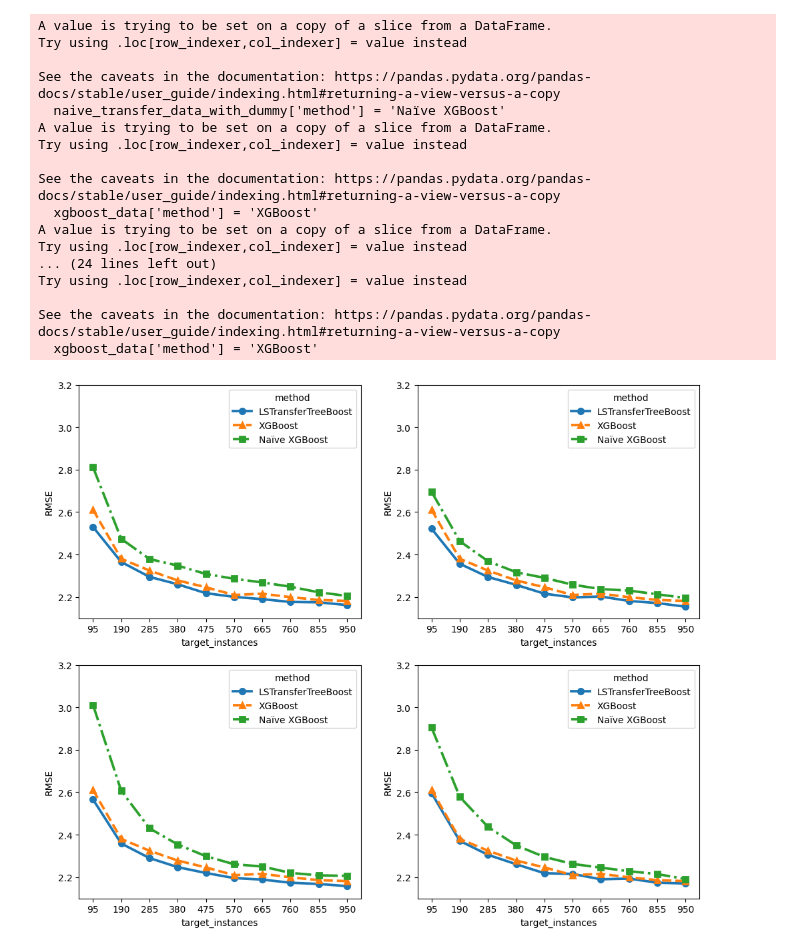
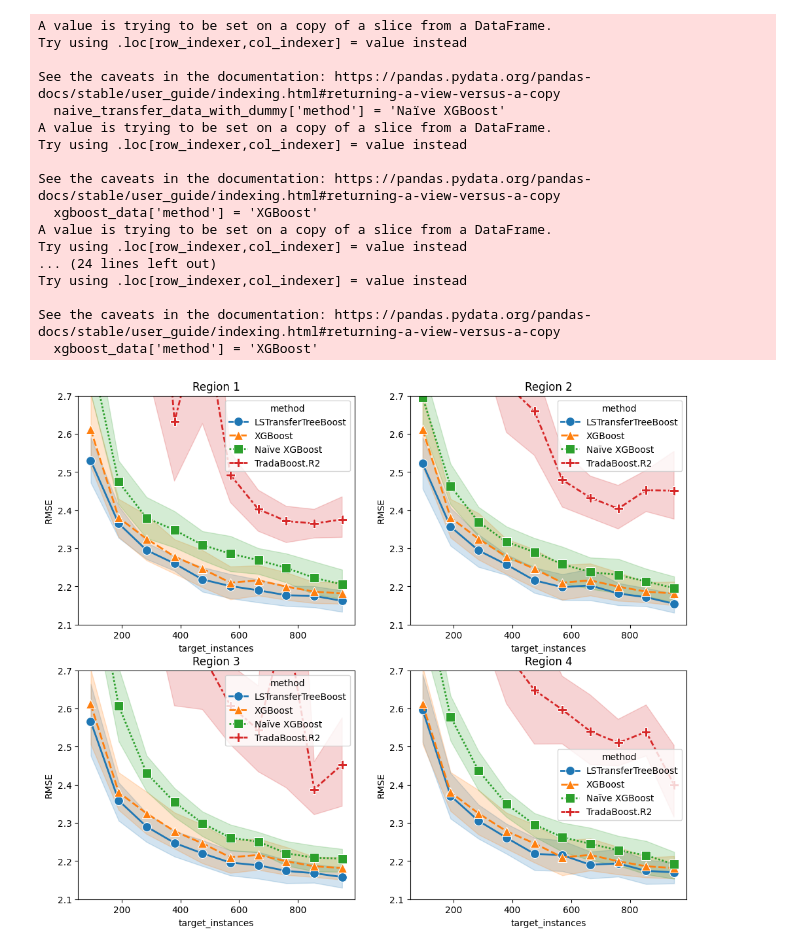
Before and after one commit to DageBjorne/transfertreeboost, a Jupyter notebook: experiments/viz_rs.ipynb, the cells around one changed output. Cells and saved outputs as stored; diff of their text form; code cells hidden in the pictures.

```diff
--- a/experiments/viz_rs.ipynb
+++ b/experiments/viz_rs.ipynb
@@ -73,11 +73,18 @@ for d in [1,2,3,4]:
 
 
 
-    trada = pd.read_csv(f'../results/tradaboost_ablation_rs.csv')
-    trada = trada.rename(columns = {'train_size_': 'target_instances'})
+    trada = pd.read_csv(f'../results/tradaboost_ablation_rs_{d}_251001_mixed.csv')
+    trada['method'] = 'TradaBoost.R2'
+    numeric_cols = ["Unnamed: 0", "seed", "target_instances", "n_estimators",
+                "lr", "tree_size", "val_rmse", "val_mae", "rmse", "mae"]
+
+    for col in numeric_cols:
+        trada[col] = pd.to_numeric(trada[col], errors="coerce")
+
+    #trada = trada.rename(columns = {'train_size_': 'target_instances'})
     best_tradaboost, kk = topk_per_d_per_method(
         trada,
-    ['target_column', 'target_instances', 'n_estimators','lr','tree_size'], k=5
+    ['target_column', 'target_instances', 'n_estimators','lr','tree_size'], k=10
     )
 
 
@@ -87,12 +94,38 @@ for d in [1,2,3,4]:
     #df = pd.concat([df, best_naive_transfer])
     df = pd.concat([df, best_naive_transfer_with_dummy])
     #df = pd.concat([df, best_mlp])
-    #df = pd.concat([df, best_tradaboost])
+    df = pd.concat([df, best_tradaboost])
     plt.subplot(2,2,d)
-    sns.pointplot(data = df[df['target_column'] == target_column], x = 'target_instances', y = 'rmse', hue = 'method',  errorbar=None,
-                    markers=['o', '^', 's'], markersize=6, linestyles=['-', '--', '-.', ':', (0, (3, 1, 1, 1))])
+    marker_dict = {
+    'LSTransferTreeBoost': 'o',
+    'XGBoost': '^',
+    'Naïve XGBoost': 's',
+    'Finetuned MLP': 'D',
+    'TradaBoost.R2': 'P'
+}
+
+    linestyles_dict = {
+        'LSTransferTreeBoost': '-',
+        'XGBoost': '--',
+        'Naïve XGBoost': '-.',
+        'Finetuned MLP': ':',
+        'TradaBoost.R2': (0, (3, 1, 1, 1)),
+    }
+
+    linestyles_dict=['-', '--', '-.', ':', (0, (3, 1, 1, 1))]
+
+
+    sns.lineplot(
+    data=df,
+    x='target_instances', y='rmse', hue='method',
+    style='method',                # needed to activate markers/dashes mapping
+    markers=marker_dict,            # adds shaded confidence intervals
+    linewidth=2,
+    markersize=10,
+    errorbar='ci')
     plt.ylabel('RMSE')
-    plt.ylim([2.1, 3.2])
+    plt.ylim([2.1, 2.7])
+    plt.title(f'Region {d}')
     # grab the current legend
     handles, labels = plt.gca().get_legend_handles_labels()
 
@@ -102,35 +135,35 @@ for d in [1,2,3,4]:
         if isinstance(h, Line2D):
             new_handles.append(Line2D(
                 [0], [0],
                 color=h.get_color(),
                 linestyle=h.get_linestyle(),
                 marker=h.get_marker(),
                 markersize=6,
                 linewidth=2,
             ))
         else:
             new_handles.append(h)
 
-plt.savefig('vizes/HGV_DGV.png', bbox_inches = 'tight', pad_inches = 0.1, dpi = 300)
+plt.savefig('vizes/HGV_DGV_all.png', bbox_inches = 'tight', pad_inches = 0.1, dpi = 300)
 # %% [output]
 A value is trying to be set on a copy of a slice from a DataFrame.
 Try using .loc[row_indexer,col_indexer] = value instead
 
 See the caveats in the documentation: https://pandas.pydata.org/pandas-docs/stable/user_guide/indexing.html#returning-a-view-versus-a-copy
   naive_transfer_data_with_dummy['method'] = 'Naïve XGBoost'
 A value is trying to be set on a copy of a slice from a DataFrame.
 Try using .loc[row_indexer,col_indexer] = value instead
 
 See the caveats in the documentation: https://pandas.pydata.org/pandas-docs/stable/user_guide/indexing.html#returning-a-view-versus-a-copy
   xgboost_data['method'] = 'XGBoost'
 A value is trying to be set on a copy of a slice from a DataFrame.
 Try using .loc[row_indexer,col_indexer] = value instead
 ... (24 lines left out)
 Try using .loc[row_indexer,col_indexer] = value instead
 
 See the caveats in the documentation: https://pandas.pydata.org/pandas-docs/stable/user_guide/indexing.html#returning-a-view-versus-a-copy
   xgboost_data['method'] = 'XGBoost'
-[figure, old version]
+[figure, new version]
 # %%
 from matplotlib.lines import Line2D
 plt.figure(figsize = (12,10))
```
Also changed, not shown: parts of 4 cells of this notebook, 3 other files.
